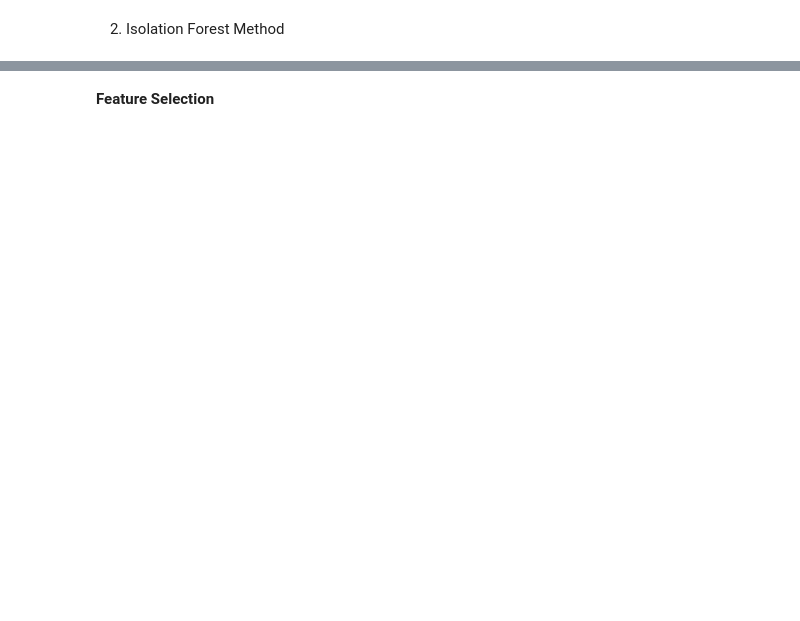
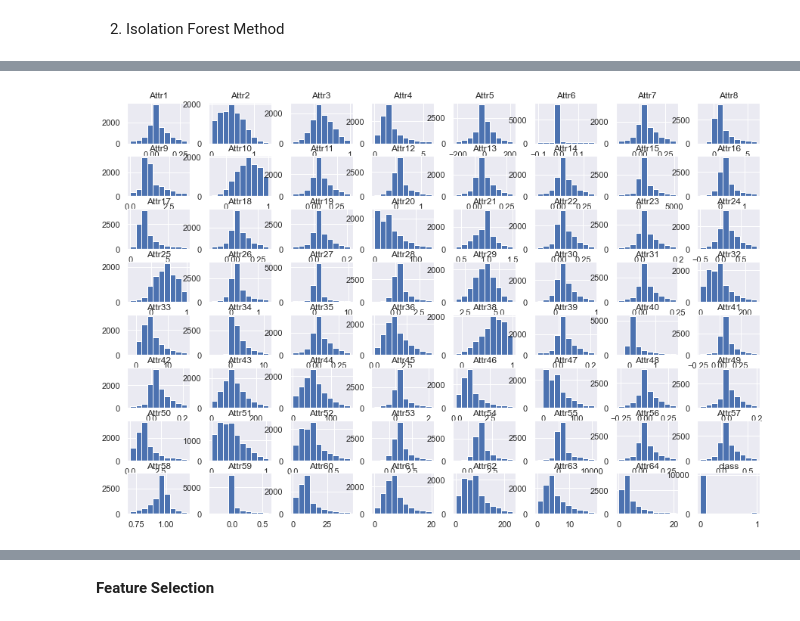
Before and after one commit to swapnalisonkusale/ML-Project-Group-7, a Jupyter notebook: Bankruptcy-Sush.ipynb, the cells around one changed output, grey strips where cells are left out. Saved outputs shown, nothing was run; the diff lists cells and outputs as text; code cells hidden in the pictures; blank space fills up the shorter version.

```diff
--- a/Bankruptcy-Sush.ipynb
+++ b/Bankruptcy-Sush.ipynb
@@ -275,0 +309,10 @@ data_clean.head()
+# %%
+#Distribution of all features in the dataset
+"""for column in data_clean:
+    sns.displot(data_clean, x=column, hue="class")
+    plt.show()"""
+
+data_clean.hist(figsize=(15, 10))
+plt.show()
+# %% [output]
+[figure, added]
```
Also changed, not shown: parts of 71 cells of this notebook.
